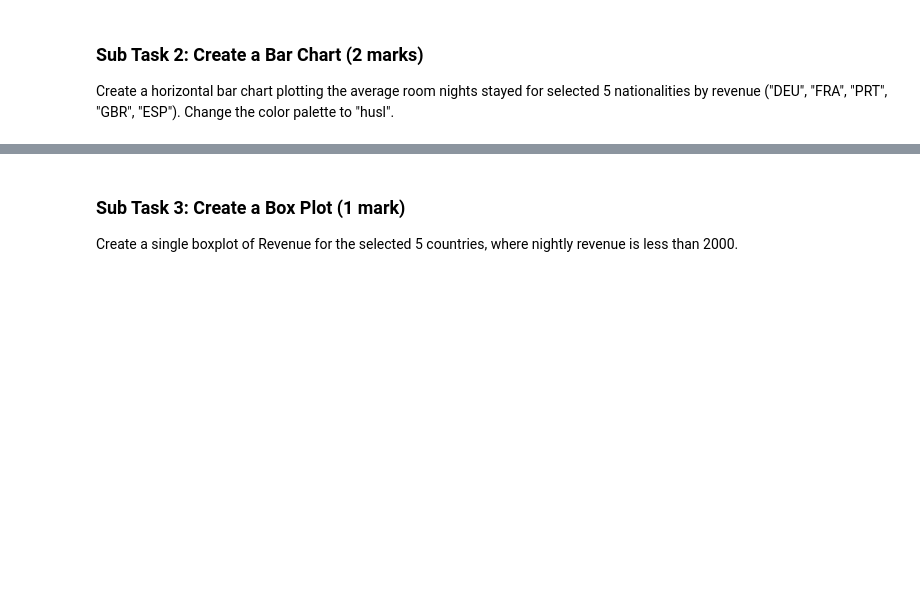
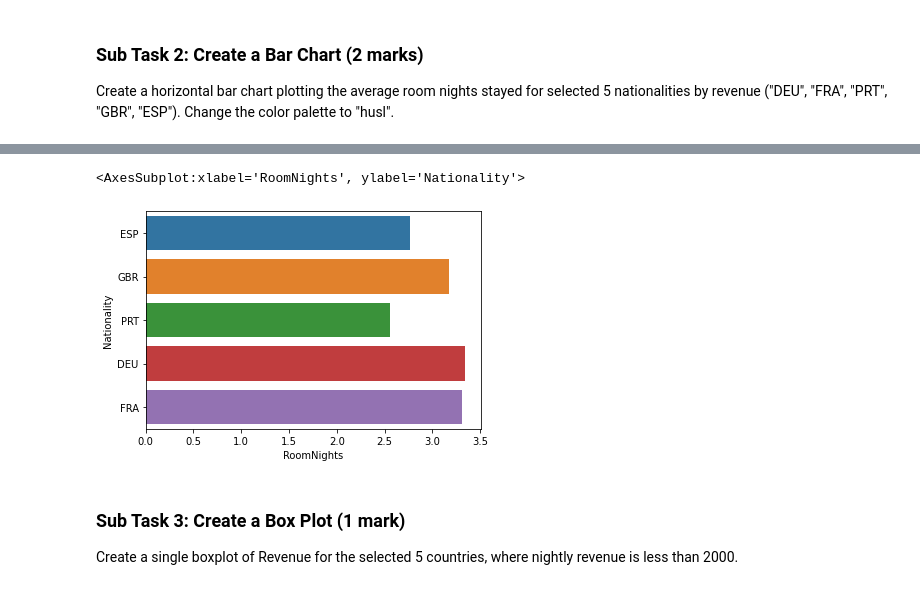
Before and after one commit to zow1e/adv, a Jupyter notebook: Task 2/assignment_task2_student.ipynb, the cells around one changed output, grey strips where cells are left out. Saved outputs shown, nothing was run; the diff lists cells and outputs as text; code cells hidden in the pictures; blank space fills up the shorter version.

```diff
--- a/Task 2/assignment_task2_student.ipynb
+++ b/Task 2/assignment_task2_student.ipynb
@@ -10,3 +30,12 @@ Build a histogram of lodging revenue with Seaborn. Filter your data to rows wher
 ### Sub Task 2: Create a Bar Chart (2 marks)
 
 Create a horizontal bar chart plotting the average room nights stayed for selected 5 nationalities by revenue ("DEU", "FRA", "PRT", "GBR", "ESP"). Change the color palette to "husl".
+# %%
+nations = ["DEU", "FRA", "PRT", "GBR", "ESP"]
+
+
+nations5 = df[df['Nationality'].isin(nations)]
+
+
+averagenights = nations5.groupby('Nationality')['RoomNights'].mean().reset_index()
+averagenights
@@ -12,0 +49,4 @@ Create a horizontal bar chart plotting the average room nights stayed for select
+# %%
+totalrevenue = nations5.groupby('Nationality')['Revenue'].sum().reset_index()
+# sortednations = nations5.sort_values(by=totalrevenue).reset_index()
+totalrevenue
@@ -12,0 +60,4 @@ Create a horizontal bar chart plotting the average room nights stayed for select
+# %%
+revnights = totalrevenue.join(averagenights.set_index('Nationality'), on='Nationality')
+sortednights = revnights.sort_values(by=['Revenue'])
+sortednights
@@ -13,3 +71,8 @@ Create a horizontal bar chart plotting the average room nights stayed for select
+# %%
+sns.barplot(x=sortednights.RoomNights, y=sortednights.Nationality, orient='h')
+# %% [output]
+<AxesSubplot:xlabel='RoomNights', ylabel='Nationality'>
+[figure, added]
 # %% [markdown]
 ### Sub Task 3: Create a Box Plot (1 mark)
 
```
Also changed, not shown: parts of 26 cells of this notebook.
